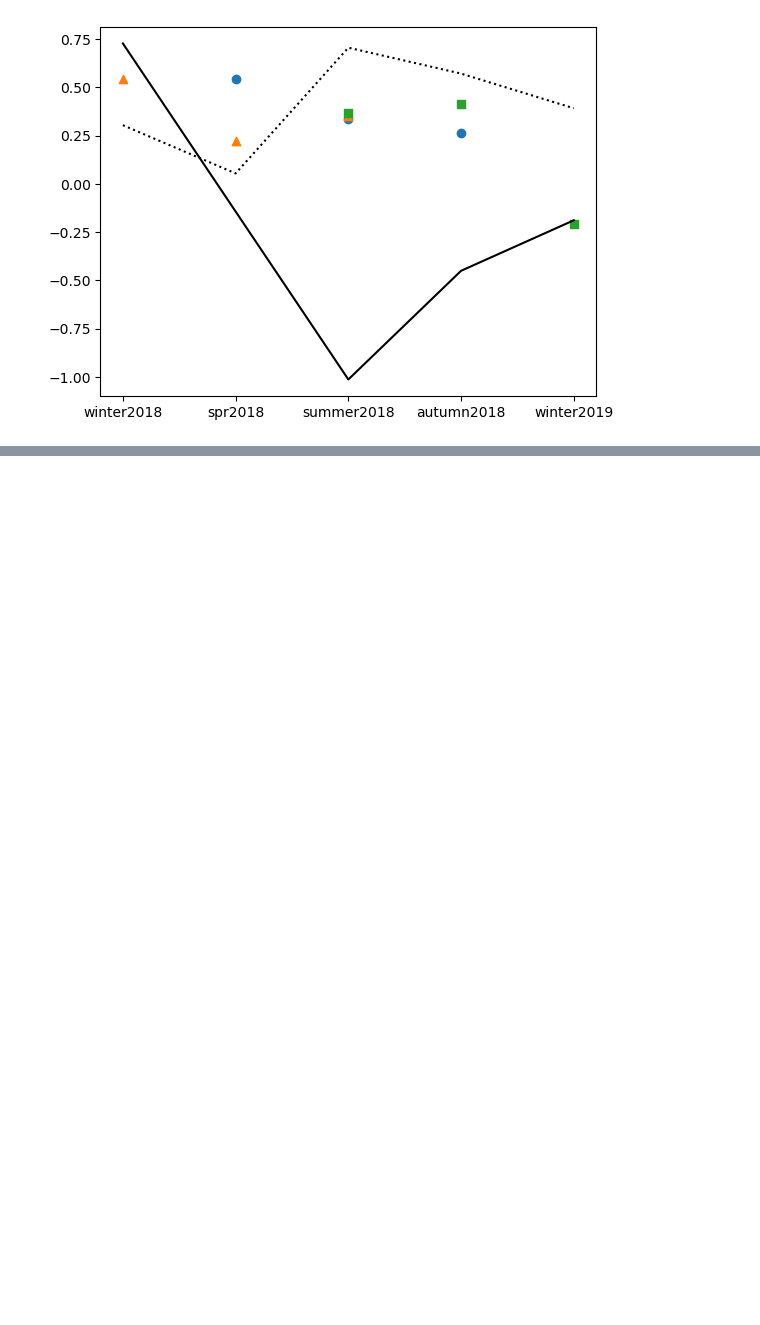
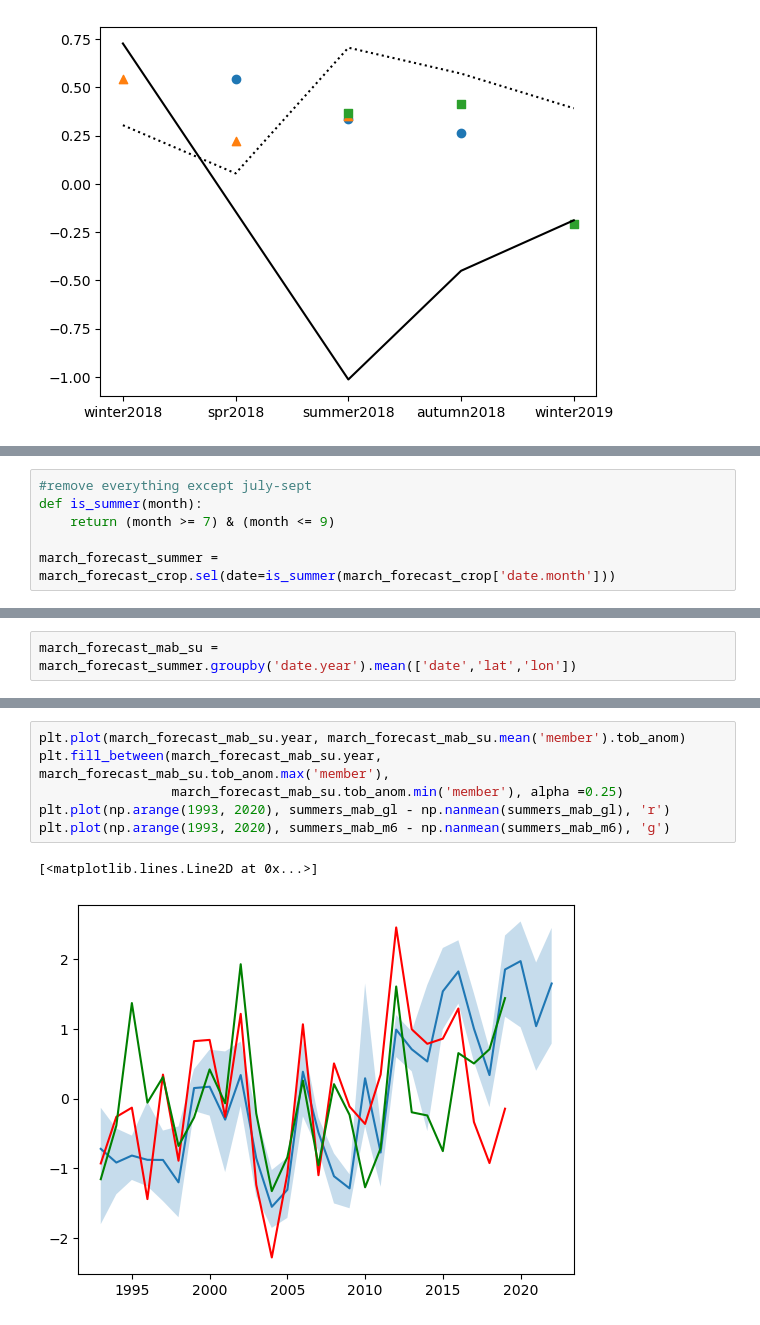
Before and after one commit to LGruenburg/MOM6_Validation, a Jupyter notebook: SOE/Bottom_Temperature.ipynb, the cells around one changed output, grey strips where cells are left out. Saved outputs shown, nothing was run; the diff lists cells and outputs as text; blank space fills up the shorter version.

```diff
--- a/SOE/Bottom_Temperature.ipynb
+++ b/SOE/Bottom_Temperature.ipynb
@@ -473,0 +530,6 @@ plt.scatter(['summer2018', 'autumn2018','winter2019'],[summer_forecast_june_mab.
+# %%
+#remove everything except july-sept
+def is_summer(month):
+    return (month >= 7) & (month <= 9)
+
+march_forecast_summer = march_forecast_crop.sel(date=is_summer(march_forecast_crop['date.month']))
@@ -473,0 +538,2 @@ plt.scatter(['summer2018', 'autumn2018','winter2019'],[summer_forecast_june_mab.
+# %%
+march_forecast_mab_su = march_forecast_summer.groupby('date.year').mean(['date','lat','lon'])
@@ -473,0 +549,9 @@ plt.scatter(['summer2018', 'autumn2018','winter2019'],[summer_forecast_june_mab.
+# %%
+plt.plot(march_forecast_mab_su.year, march_forecast_mab_su.mean('member').tob_anom)
+plt.fill_between(march_forecast_mab_su.year, march_forecast_mab_su.tob_anom.max('member'),
+                 march_forecast_mab_su.tob_anom.min('member'), alpha =0.25)
+plt.plot(np.arange(1993, 2020), summers_mab_gl - np.nanmean(summers_mab_gl), 'r')
+plt.plot(np.arange(1993, 2020), summers_mab_m6 - np.nanmean(summers_mab_m6), 'g')
+# %% [output]
+[<matplotlib.lines.Line2D at 0x...>]
+[figure, added]
```
Also changed, not shown: parts of 14 cells of this notebook.
